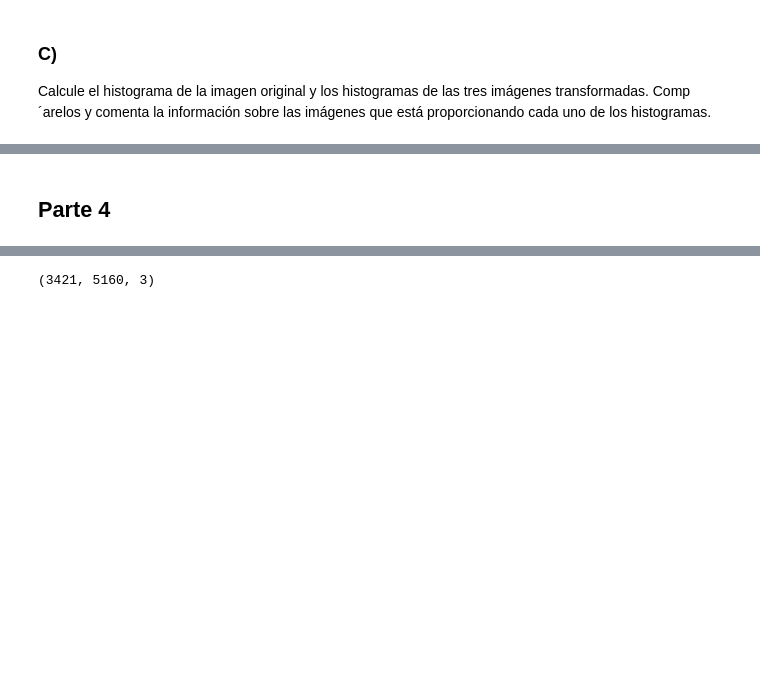
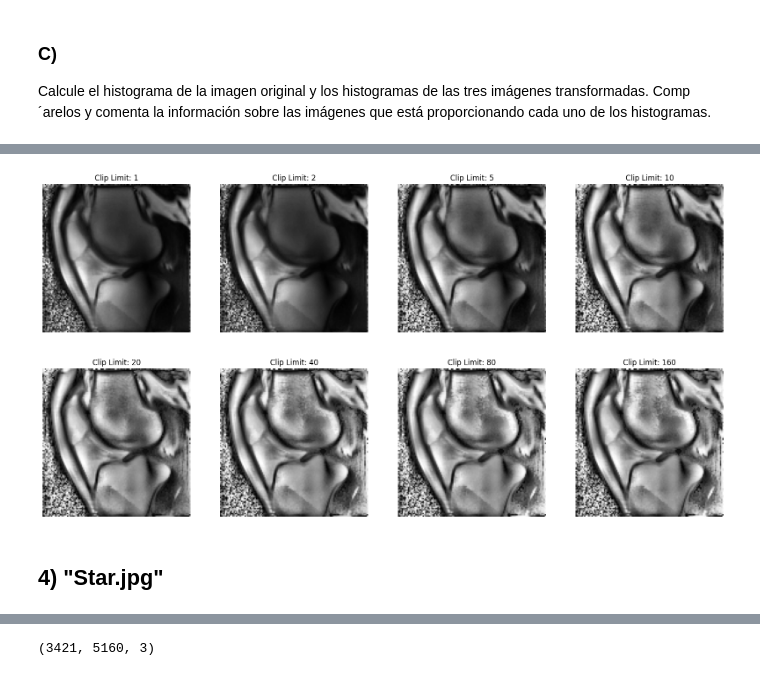
Before and after one commit to danieldamc/Procesamiento-de-Imagenes, a Jupyter notebook: Tarea_2.ipynb, the cells around one changed output, grey strips where cells are left out. Cells and saved outputs as stored; diff of their text form; code cells hidden in the pictures; blank space fills up the shorter version.

```diff
--- a/Tarea_2.ipynb
+++ b/Tarea_2.ipynb
@@ -480,2 +431,23 @@ Proponga otra transformación de histograma, con la referencia que usted prefier
+# %%
+#hyperparameters tuning for clahe
+clip_limit = [1, 2, 5, 10, 20, 40, 80, 160]
+images = []
+for limit in clip_limit:
+    clahe = cv.createCLAHE(clipLimit=limit, tileGridSize=(8,8))
+    images.append(clahe.apply(original_img))
+
+plt.figure(figsize=(20, 10))
+
+#plt.suptitle('CLAHE with Different Clip Limits', fontsize=20)
+
+for i in range(8):
+    plt.subplot(2, 4, i+1)
+    plt.imshow(images[i], cmap='gray')
+    plt.title(f'Clip Limit: {clip_limit[i]}')
+    plt.axis('off')
+
+plt.show()
+# %% [output]
+[figure, added]
 # %% [markdown]
-## Parte 4
+## 4) "Star.jpg"
```
Also changed, not shown: parts of 23 cells of this notebook, 16 other files.
